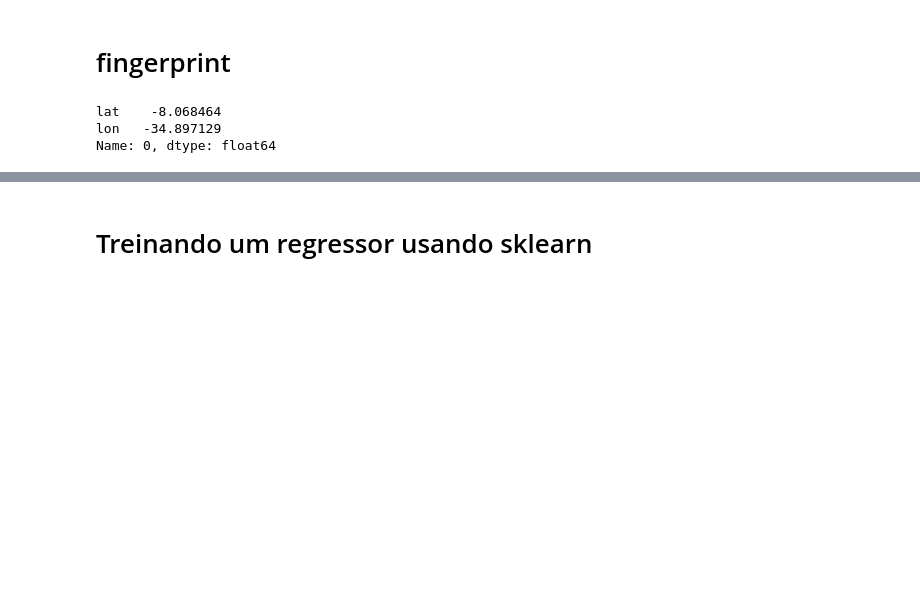
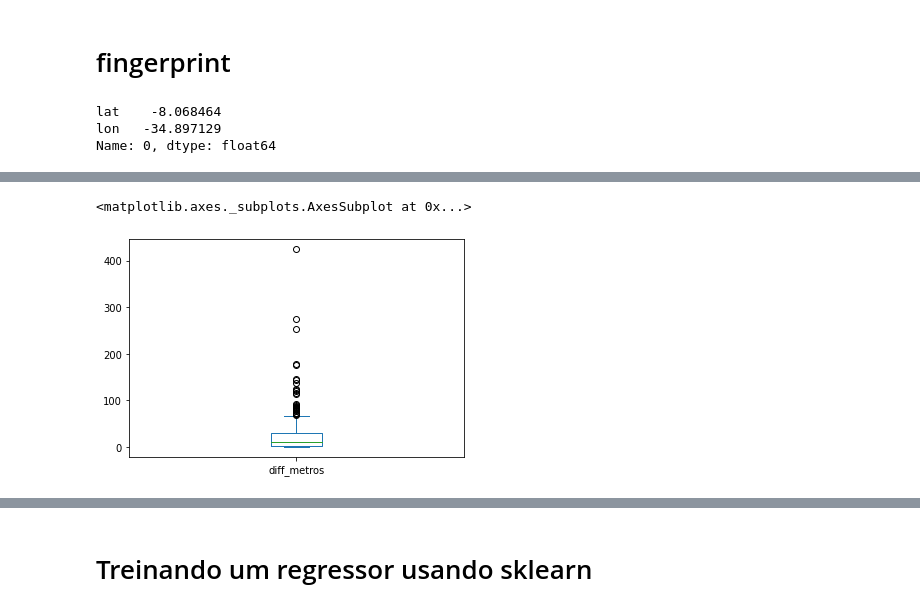
Before and after one commit to mikaelsilva/Comunicacoes_moveis, a Jupyter notebook: projeto_comunicações.ipynb, the cells around one changed output, grey strips where cells are left out. Cells and saved outputs as stored; diff of their text form; code cells hidden in the pictures; blank space fills up the shorter version.

```diff
--- a/projeto_comunicações.ipynb
+++ b/projeto_comunicações.ipynb
@@ -146,0 +228,5 @@ Name: 0, dtype: float64
+# %%
+df2['diff_metros'].plot(kind='box')
+# %% [output]
+<matplotlib.axes._subplots.AxesSubplot at 0x...>
+[figure, added]
```
Also changed, not shown: parts of 42 cells of this notebook.
